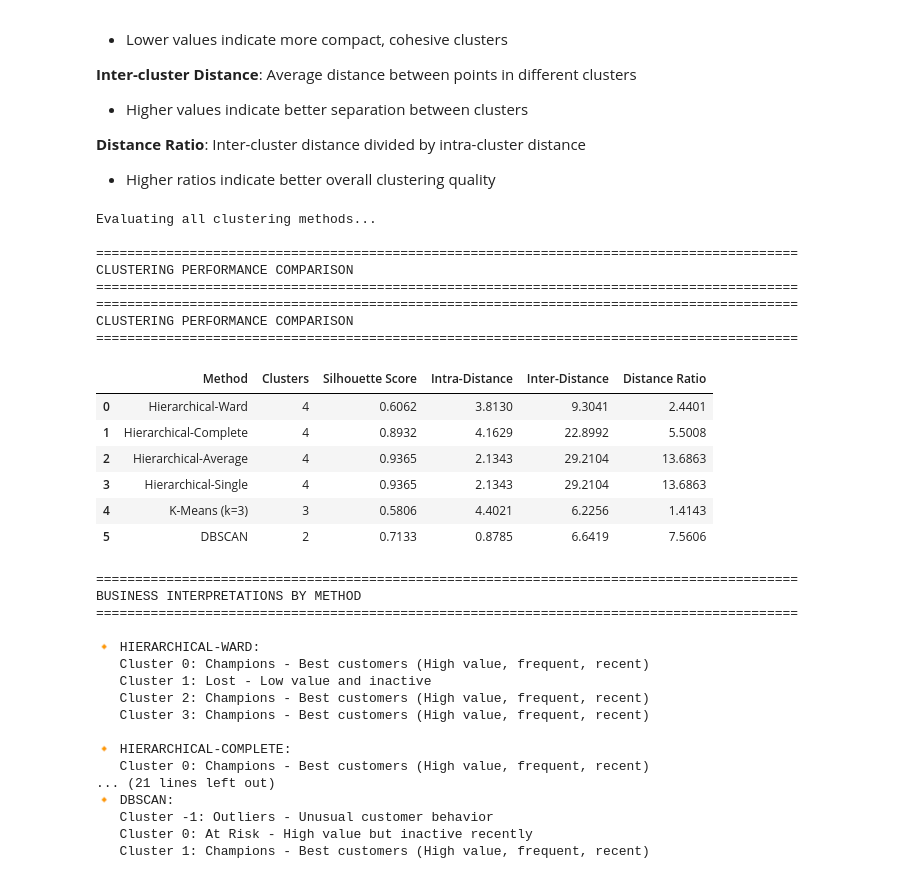
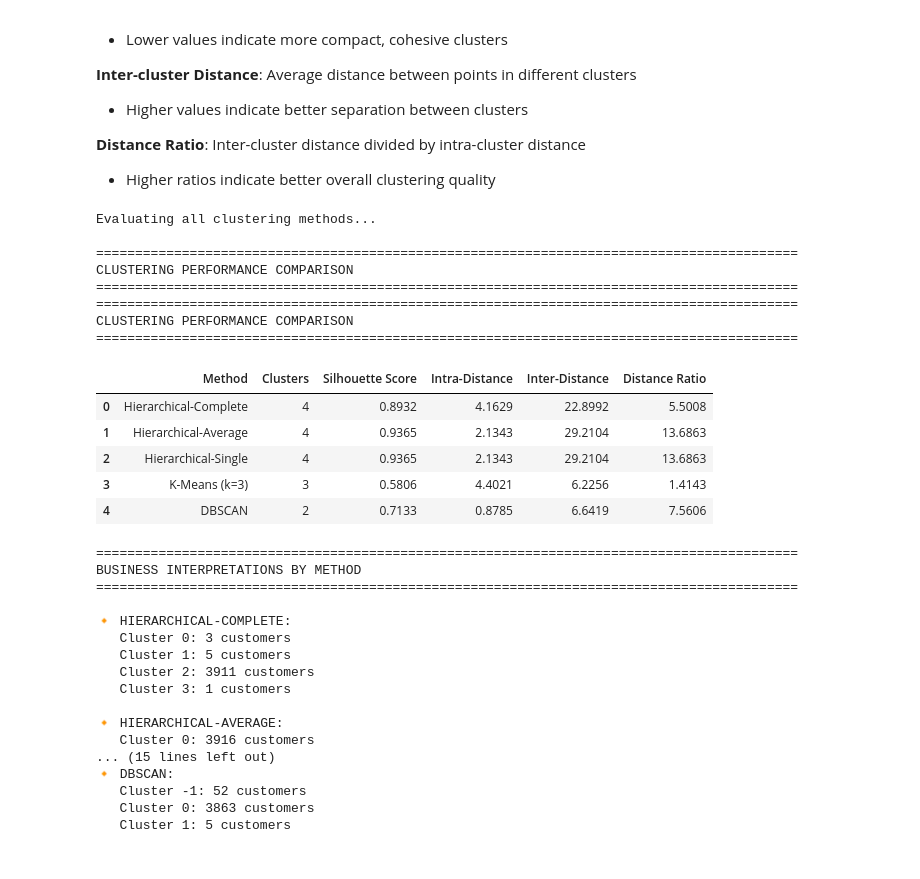
Before and after one commit to sehan-dissanayake/Clustering, a Jupyter notebook: customer_segmentation.ipynb, the cells around one changed output. Cells and saved outputs as stored; diff of their text form; code cells hidden in the pictures.

```diff
--- a/customer_segmentation.ipynb
+++ b/customer_segmentation.ipynb
@@ -390,7 +393,6 @@ DBSCAN Cluster Characteristics (excluding noise):
 from sklearn.cluster import AgglomerativeClustering
 
 # Generate all hierarchical clustering labels
-hier_ward = AgglomerativeClustering(n_clusters=4, linkage='ward').fit_predict(rfm_scaled_df)
 hier_complete = AgglomerativeClustering(n_clusters=4, linkage='complete').fit_predict(rfm_scaled_df)
 hier_average = AgglomerativeClustering(n_clusters=4, linkage='average').fit_predict(rfm_scaled_df)
 hier_single = AgglomerativeClustering(n_clusters=4, linkage='single').fit_predict(rfm_scaled_df)
@@ -407,7 +409,6 @@ print(f"PC1 explains {pca.explained_variance_ratio_[0]:.1%}, PC2 explains {pca.e
 # Define beautiful color palettes for each method
 color_palettes = {
     'K-Means': ['#FF6B6B', '#4ECDC4', '#45B7D1'],
-    'Hierarchical - Ward': ['#96CEB4', '#FFEAA7', '#DDA0DD', '#98D8C8'],
     'Hierarchical - Complete': ['#FF7675', '#74B9FF', '#FDCB6E', '#6C5CE7'],
     'Hierarchical - Average': ['#E17055', '#00B894', '#FDCB6E', '#A29BFE'],
     'Hierarchical - Single': ['#FD79A8', '#FDCB6E', '#6C5CE7', '#00CEC9'],
@@ -417,14 +418,13 @@ color_palettes = {
 # Prepare clustering results
 clustering_results = [
     ('K-Means (k=3)', cluster_labels),
-    ('Hierarchical - Ward', hier_ward),
     ('Hierarchical - Complete', hier_complete),
     ('Hierarchical - Average', hier_average),
     ('Hierarchical - Single', hier_single),
     ('DBSCAN', dbscan_labels)
 ]
 
-print(f"\nCreating individual PCA visualizations for {len(clustering_results)} clustering methods...\n")
+print(f"\n📈 Creating individual PCA visualizations for {len(clustering_results)} clustering methods...\n")
 # %% [output]
 PCA completed: 84.4% of total variance explained
 PC1 explains 54.6%, PC2 explains 29.8%
@@ -661,48 +635,21 @@ def calculate_cluster_distances(data, labels):
     return np.mean(intra_distances), np.mean(inter_distances)
 
 def interpret_clusters(rfm_data, labels, method_name):
-    """Generate business interpretations for clusters based on RFM values."""
+    """Generate simple cluster summaries with customer counts."""
     interpretations = {}
     unique_labels = np.unique(labels)
 
     for label in unique_labels:
         if label == -1:
-            interpretations[label] = "Outliers - Unusual customer behavior"
-            continue
-
-        cluster_data = rfm_data[labels == label]
-        avg_recency = cluster_data['Recency'].mean()
-        avg_frequency = cluster_data['Frequency'].mean()
-        avg_monetary = cluster_data['Monetary'].mean()
-
-        # Business interpretation based on RFM values
-        if avg_frequency > rfm['Frequency'].median() and avg_monetary > rfm['Monetary'].median():
-            if avg_recency < rfm['Recency'].median():
-                interpretation = "Champions - Best customers (High value, frequent, recent)"
-            else:
-                interpretation = "At Risk - High value but inactive recently"
-        elif avg_frequency > rfm['Frequency'].median():
-            if avg_recency < rfm['Recency'].median():
-                interpretation = "Loyal Customers - Regular buyers"
-            else:
-                interpretation = "Cannot Lose Them - Frequent but not recent"
-        elif avg_monetary > rfm['Monetary'].median():
-            if avg_recency < rfm['Recency'].median():
-                interpretation = "New Customers - High spenders, recent"
-            else:
-                interpretation = "Hibernating - High spenders but inactive"
+            interpretations[label] = f"{len(rfm_data[labels == label])} customers"
         else:
-            if avg_recency < rfm['Recency'].median():
-                interpretation = "Potential Loyalists - Recent but low value"
-            else:
-                interpretation = "Lost - Low value and inactive"
-
-        interpretations[label] = interpretation
+            cluster_size = len(rfm_data[labels == label])
+            interpretations[label] = f"{cluster_size} customers"
 
     return interpretations
 
 # Evaluate all hierarchical clustering methods
-hierarchical_methods = ['ward', 'complete', 'average', 'single']
+hierarchical_methods = ['complete', 'average', 'single']
 evaluation_results = {}
 
 print("Evaluating all clustering methods...\n")
@@ -770,53 +717,52 @@ for method, results in evaluation_results.items():
         'Intra-Distance': f"{results['intra_cluster_distance']:.4f}" if results['intra_cluster_distance'] is not None else "N/A",
         'Inter-Distance': f"{results['inter_cluster_distance']:.4f}" if results['inter_cluster_distance'] is not None else "N/A",
         'Distance Ratio': f"{results['inter_cluster_distance']/results['intra_cluster_distance']:.4f}" if (results['inter_cluster_distance'] is not None and results['intra_cluster_distance'] is not None and results['intra_cluster_distance'] != 0) else "N/A"
     })
 
 # Display results
 evaluation_df = pd.DataFrame(evaluation_data)
 print("="*90)
 print("CLUSTERING PERFORMANCE COMPARISON")
 print("="*90)
 display(evaluation_df)
 
 print("\n" + "="*90)
 print("BUSINESS INTERPRETATIONS BY METHOD")
 print("="*90)
 
 for method, results in evaluation_results.items():
     print(f"\n🔸 {method.upper()}:")
     for cluster_id, interpretation in results['interpretations'].items():
         print(f"   Cluster {cluster_id}: {interpretation}")
 # %% [output]
 Evaluating all clustering methods...
 
 ==========================================================================================
 CLUSTERING PERFORMANCE COMPARISON
 ==========================================================================================
 ==========================================================================================
 CLUSTERING PERFORMANCE COMPARISON
 ==========================================================================================
 |  | Method | Clusters | Silhouette Score | Intra-Distance | Inter-Distance | Distance Ratio |
-| 0 | Hierarchical-Ward | 4 | 0.6062 | 3.8130 | 9.3041 | 2.4401 |
-| 1 | Hierarchical-Complete | 4 | 0.8932 | 4.1629 | 22.8992 | 5.5008 |
-| 2 | Hierarchical-Average | 4 | 0.9365 | 2.1343 | 29.2104 | 13.6863 |
-| 3 | Hierarchical-Single | 4 | 0.9365 | 2.1343 | 29.2104 | 13.6863 |
-| 4 | K-Means (k=3) | 3 | 0.5806 | 4.4021 | 6.2256 | 1.4143 |
-| 5 | DBSCAN | 2 | 0.7133 | 0.8785 | 6.6419 | 7.5606 |
+| 0 | Hierarchical-Complete | 4 | 0.8932 | 4.1629 | 22.8992 | 5.5008 |
+| 1 | Hierarchical-Average | 4 | 0.9365 | 2.1343 | 29.2104 | 13.6863 |
+| 2 | Hierarchical-Single | 4 | 0.9365 | 2.1343 | 29.2104 | 13.6863 |
+| 3 | K-Means (k=3) | 3 | 0.5806 | 4.4021 | 6.2256 | 1.4143 |
+| 4 | DBSCAN | 2 | 0.7133 | 0.8785 | 6.6419 | 7.5606 |
 ==========================================================================================
 BUSINESS INTERPRETATIONS BY METHOD
 ==========================================================================================
 
-🔸 HIERARCHICAL-WARD:
-   Cluster 0: Champions - Best customers (High value, frequent, recent)
-   Cluster 1: Lost - Low value and inactive
-   Cluster 2: Champions - Best customers (High value, frequent, recent)
-   Cluster 3: Champions - Best customers (High value, frequent, recent)
+🔸 HIERARCHICAL-COMPLETE:
+   Cluster 0: 3 customers
+   Cluster 1: 5 customers
+   Cluster 2: 3911 customers
+   Cluster 3: 1 customers
 
-🔸 HIERARCHICAL-COMPLETE:
-   Cluster 0: Champions - Best customers (High value, frequent, recent)
-... (21 lines left out)
+🔸 HIERARCHICAL-AVERAGE:
+   Cluster 0: 3916 customers
+... (15 lines left out)
 🔸 DBSCAN:
-   Cluster -1: Outliers - Unusual customer behavior
-   Cluster 0: At Risk - High value but inactive recently
-   Cluster 1: Champions - Best customers (High value, frequent, recent)
+   Cluster -1: 52 customers
+   Cluster 0: 3863 customers
+   Cluster 1: 5 customers
```
Also changed, not shown: parts of 3 cells of this notebook, 2 other files.
